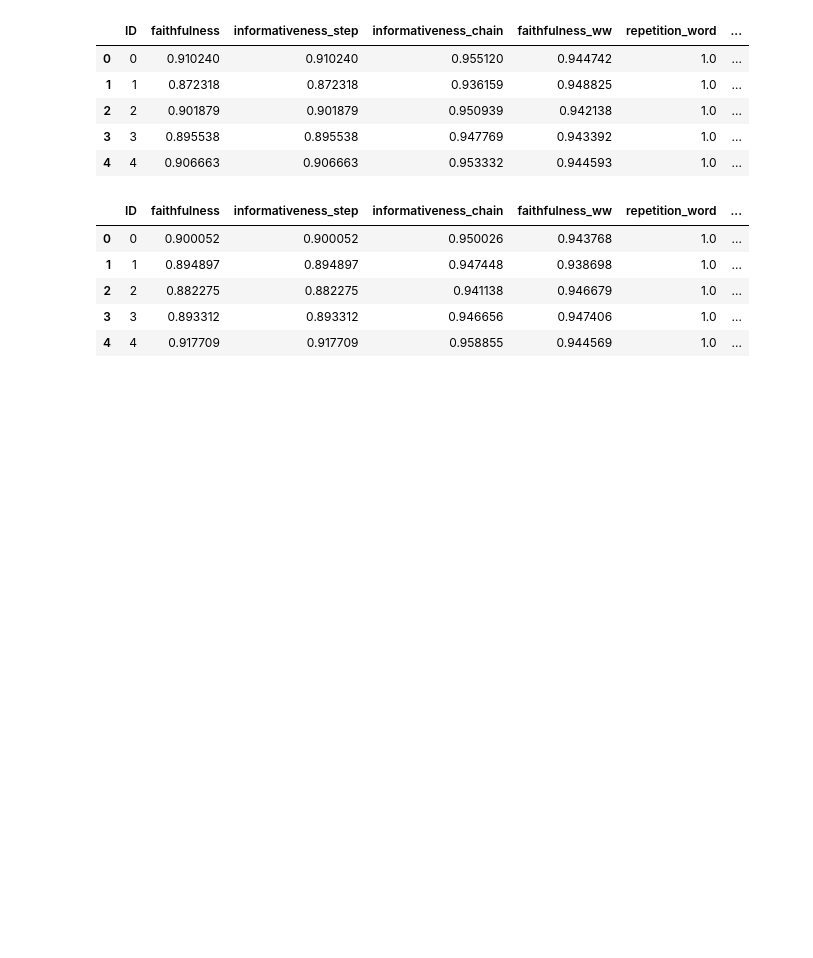
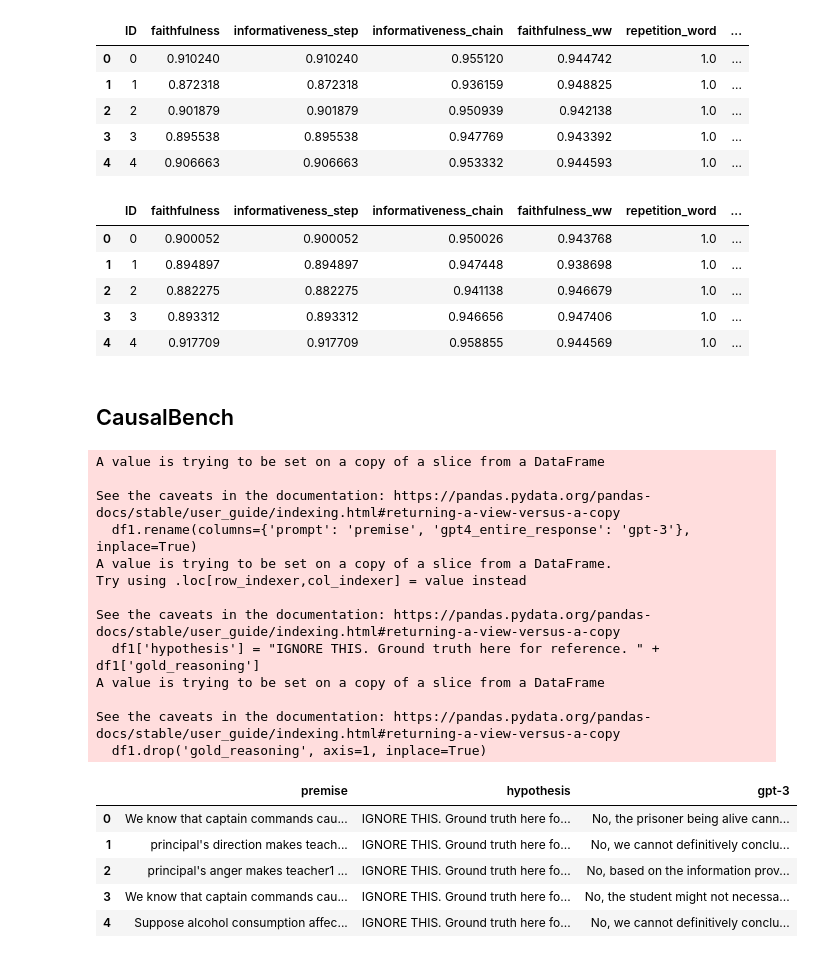
Before and after one commit to TheBlueHawk/CausalLLMs, a Jupyter notebook: roscoe_exp/roscoe_experiment.ipynb, the cells around one changed output. Drawn from its saved outputs; the diff is of its cells as text; code cells hidden in the pictures; blank space fills up the shorter version.

Commit message:
Preprocess CB toy dataset in roscoe format

```diff
--- a/roscoe_exp/roscoe_experiment.ipynb
+++ b/roscoe_exp/roscoe_experiment.ipynb
@@ -460,3 +460,39 @@ df_moral.head()
 | 2 | 2 | 0.882275 | 0.882275 | 0.941138 | 0.946679 | 1.0 | ... |
 | 3 | 3 | 0.893312 | 0.893312 | 0.946656 | 0.947406 | 1.0 | ... |
 | 4 | 4 | 0.917709 | 0.917709 | 0.958855 | 0.944569 | 1.0 | ... |
+# %% [markdown]
+## CausalBench
+# %%
+# load csv dataset
+df = pd.read_table('20230414_GPT4_response_5_toy_examples_causalbenchmark.tsv', sep='\t', header=0)
+# select relevant columns
+df1 = df[['prompt', 'gold_reasoning', 'gpt4_entire_response']]
+# rename columns
+df1.rename(columns={'prompt': 'premise', 'gpt4_entire_response': 'gpt-3'}, inplace=True)
+# add hypothesis column
+df1['hypothesis'] = "IGNORE THIS. Ground truth here for reference. " + df1['gold_reasoning']
+#remove gold_reasoning column
+df1.drop('gold_reasoning', axis=1, inplace=True)
+# Reorder the columns
+df1 = df1[['premise', 'hypothesis', 'gpt-3']]
+df1.head(5)
+# %% [output]
+A value is trying to be set on a copy of a slice from a DataFrame
+
+See the caveats in the documentation: https://pandas.pydata.org/pandas-docs/stable/user_guide/indexing.html#returning-a-view-versus-a-copy
+  df1.rename(columns={'prompt': 'premise', 'gpt4_entire_response': 'gpt-3'}, inplace=True)
+A value is trying to be set on a copy of a slice from a DataFrame.
+Try using .loc[row_indexer,col_indexer] = value instead
+
+See the caveats in the documentation: https://pandas.pydata.org/pandas-docs/stable/user_guide/indexing.html#returning-a-view-versus-a-copy
+  df1['hypothesis'] = "IGNORE THIS. Ground truth here for reference. " + df1['gold_reasoning']
+A value is trying to be set on a copy of a slice from a DataFrame
+
+See the caveats in the documentation: https://pandas.pydata.org/pandas-docs/stable/user_guide/indexing.html#returning-a-view-versus-a-copy
+  df1.drop('gold_reasoning', axis=1, inplace=True)
+|  | premise | hypothesis | gpt-3 |
+| 0 | We know that captain commands cau... | IGNORE THIS. Ground truth here fo... | No, the prisoner being alive cann... |
+| 1 | principal's direction makes teach... | IGNORE THIS. Ground truth here fo... | No, we cannot definitively conclu... |
+| 2 | principal's anger makes teacher1 ... | IGNORE THIS. Ground truth here fo... | No, based on the information prov... |
+| 3 | We know that captain commands cau... | IGNORE THIS. Ground truth here fo... | No, the student might not necessa... |
+| 4 | Suppose alcohol consumption affec... | IGNORE THIS. Ground truth here fo... | No, we cannot definitively conclu... |
```
Also changed, not shown: parts of 1 cell of this notebook, 2 other files.
